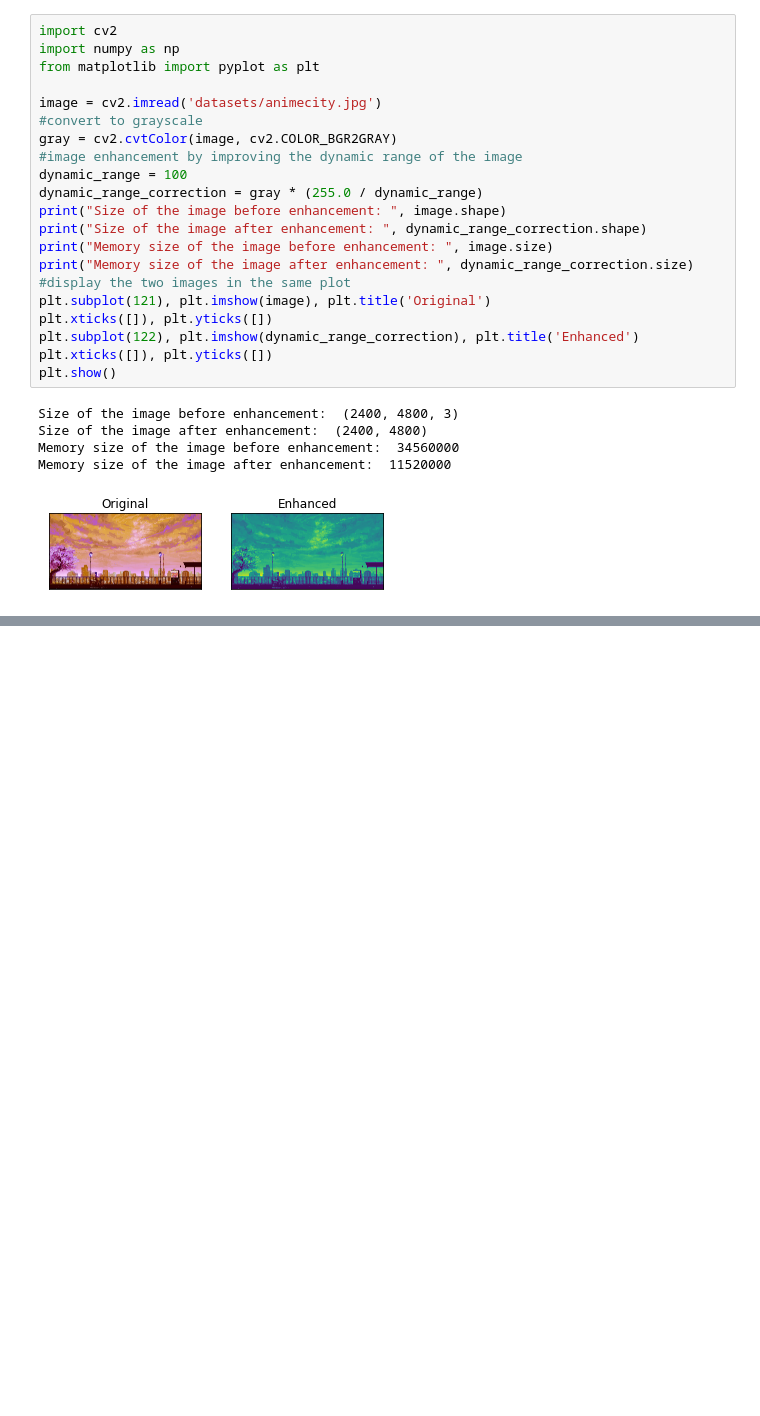
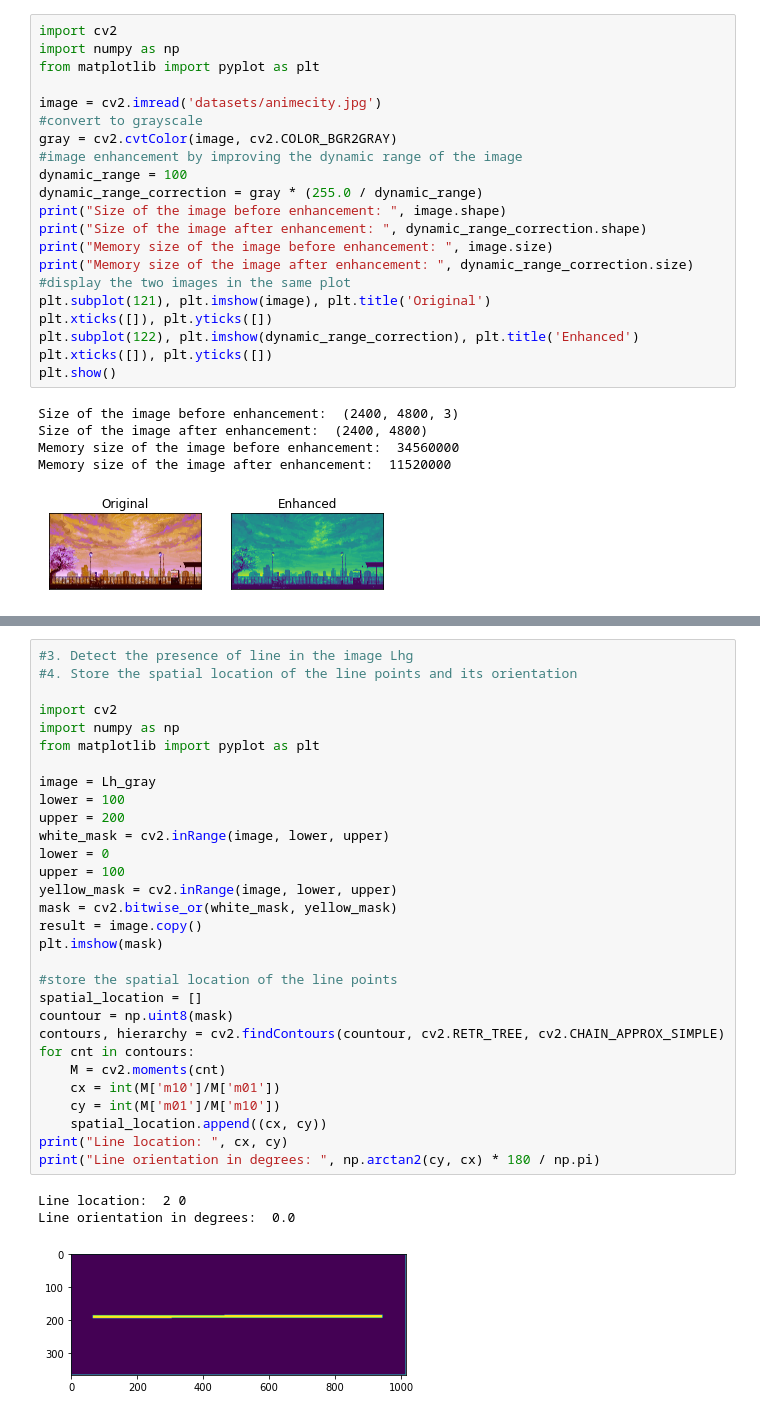
Before and after one commit to 4bdul4ziz/Jupyter-Lab, a Jupyter notebook: robotVision.ipynb, the cells around one changed output, grey strips where cells are left out. Cells and saved outputs as stored; diff of their text form; blank space fills up the shorter version.

```diff
--- a/robotVision.ipynb
+++ b/robotVision.ipynb
@@ -1103,0 +1416,34 @@ Memory size of the image after enhancement:  11520000
+# %%
+#3. Detect the presence of line in the image Lhg
+#4. Store the spatial location of the line points and its orientation
+
+import cv2
+import numpy as np
+from matplotlib import pyplot as plt
+
+image = Lh_gray
+lower = 100
+upper = 200
+white_mask = cv2.inRange(image, lower, upper)
+lower = 0
+upper = 100
+yellow_mask = cv2.inRange(image, lower, upper)
+mask = cv2.bitwise_or(white_mask, yellow_mask)
+result = image.copy()
+plt.imshow(mask)
+
+#store the spatial location of the line points
+spatial_location = []
+countour = np.uint8(mask)
+contours, hierarchy = cv2.findContours(countour, cv2.RETR_TREE, cv2.CHAIN_APPROX_SIMPLE)
+for cnt in contours:
+    M = cv2.moments(cnt)
+    cx = int(M['m10']/M['m01'])
+    cy = int(M['m01']/M['m10'])
+    spatial_location.append((cx, cy))
+print("Line location: ", cx, cy)
+print("Line orientation in degrees: ", np.arctan2(cy, cx) * 180 / np.pi)
+# %% [output]
+Line location:  2 0
+Line orientation in degrees:  0.0
+[figure, added]
```
Also changed, not shown: parts of 12 cells of this notebook, 1 other file.
